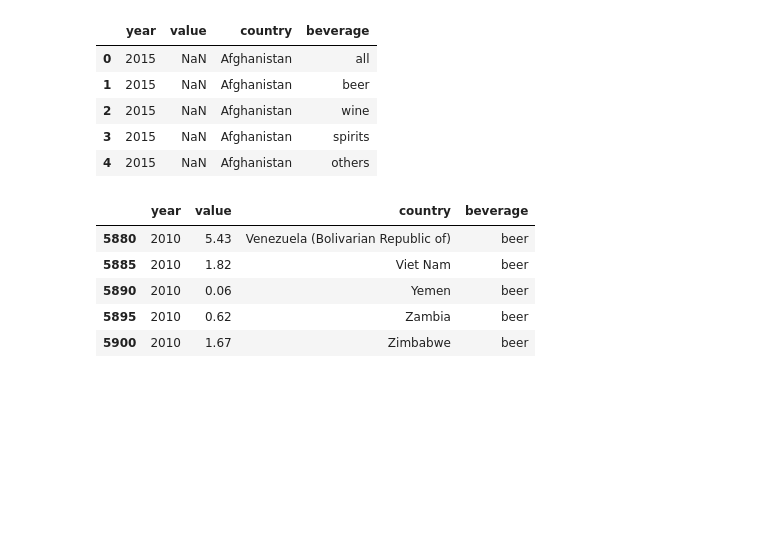
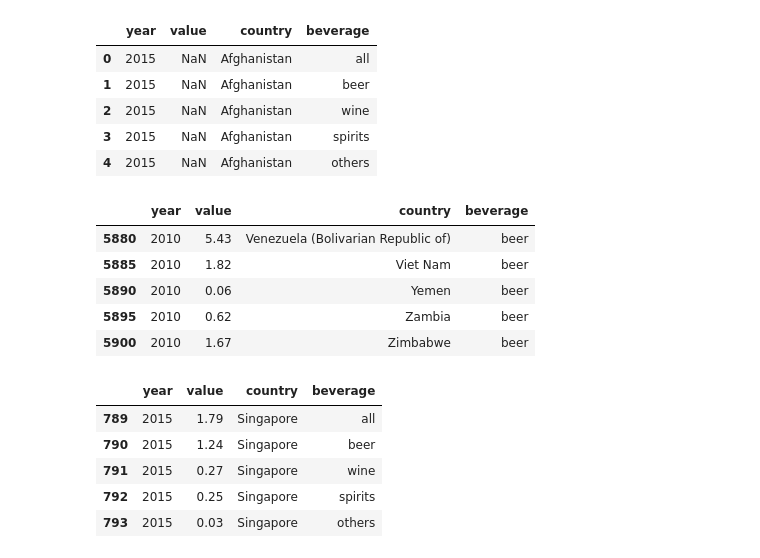
Before and after one commit to amitkaps/DataSciencePython, a Jupyter notebook: drinks.ipynb, the cells around one changed output. Cells and saved outputs as stored; diff of their text form; code cells hidden in the pictures; blank space fills up the shorter version.

```diff
--- a/drinks.ipynb
+++ b/drinks.ipynb
@@ -400,3 +400,14 @@ df2010Beer.tail()
 | 5890 | 2010 | 0.06 | Yemen | beer |
 | 5895 | 2010 | 0.62 | Zambia | beer |
 | 5900 | 2010 | 1.67 | Zimbabwe | beer |
+# %%
+dfSing = df[df.country == 'Singapore']
+# %%
+dfSing.head()
+# %% [output]
+|  | year | value | country | beverage |
+| 789 | 2015 | 1.79 | Singapore | all |
+| 790 | 2015 | 1.24 | Singapore | beer |
+| 791 | 2015 | 0.27 | Singapore | wine |
+| 792 | 2015 | 0.25 | Singapore | spirits |
+| 793 | 2015 | 0.03 | Singapore | others |
```
Also changed, not shown: parts of 1 cell of this notebook, 1 other file.
